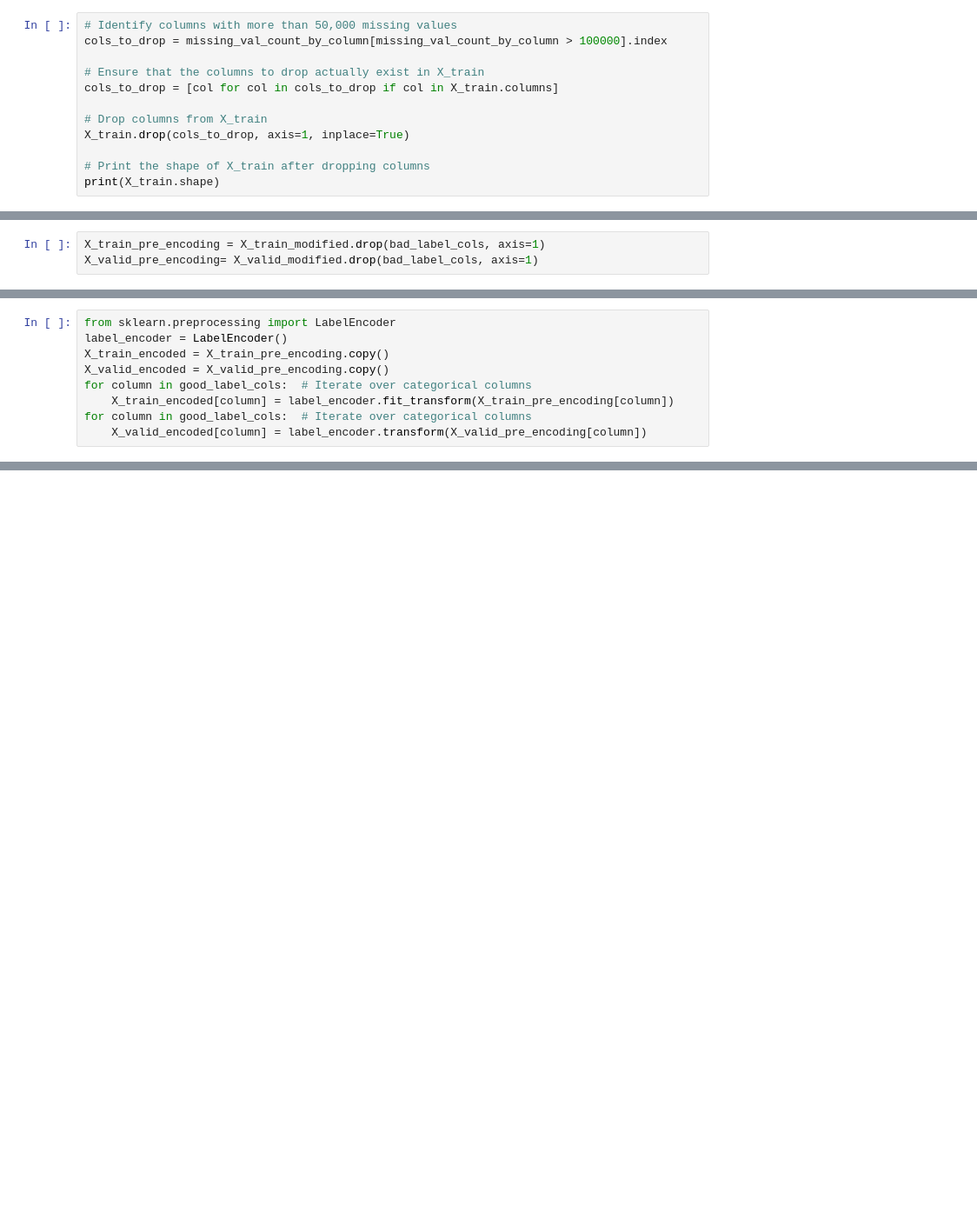
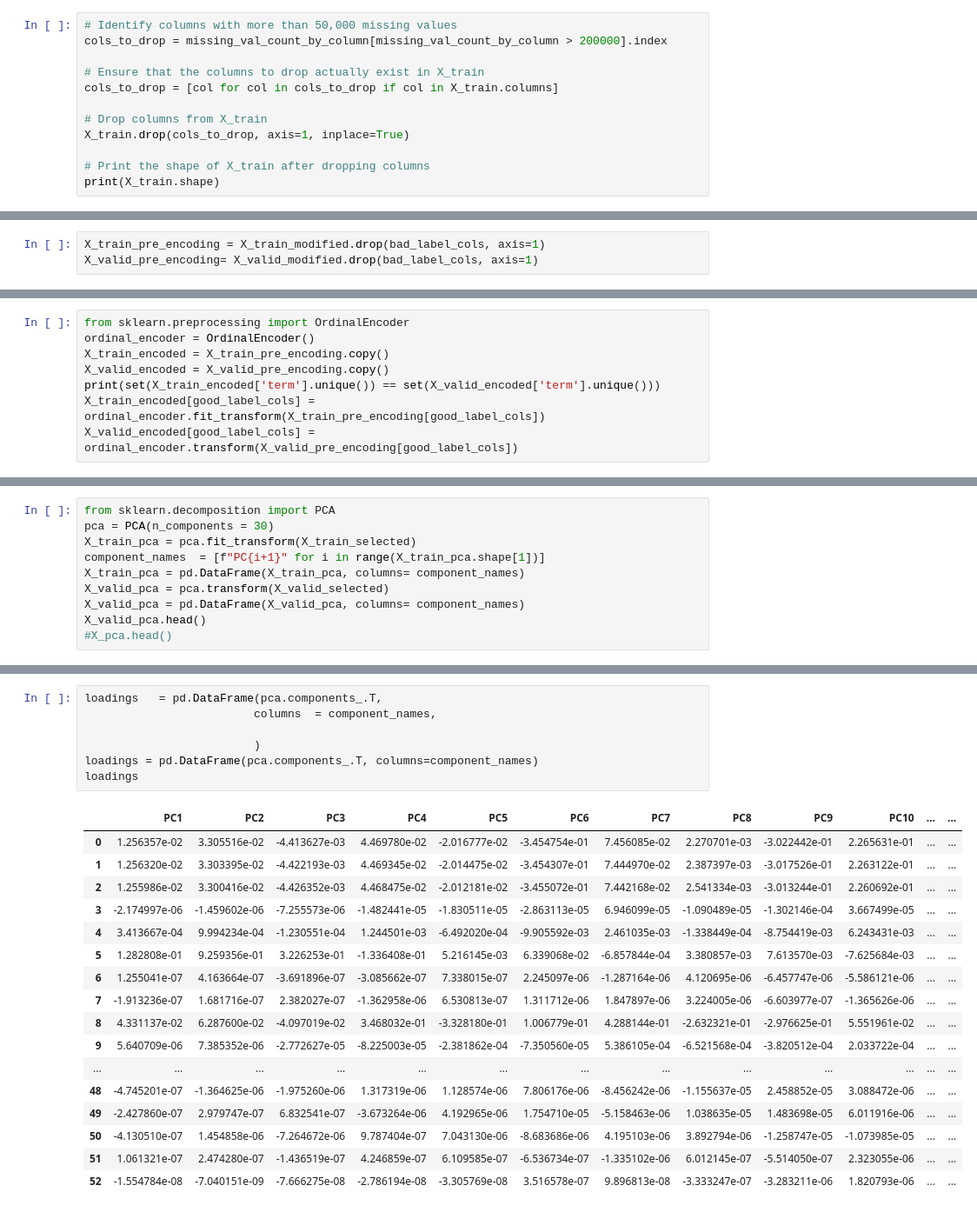
Before and after one commit to OmalyaV/Loan-Default-Prediction, a Jupyter notebook: loan-status-prediction.ipynb, the cells around one changed output, grey strips where cells are left out. Shown: that part at 87% size. Saved outputs shown, nothing was run; the diff lists cells and outputs as text; blank space fills up the shorter version.

```diff
--- a/loan-status-prediction.ipynb
+++ b/loan-status-prediction.ipynb
@@ -34,6 +55,6 @@ num_cols_with_missing
 # %%
 # Identify columns with more than 50,000 missing values
-cols_to_drop = missing_val_count_by_column[missing_val_count_by_column > 100000].index
+cols_to_drop = missing_val_count_by_column[missing_val_count_by_column > 200000].index
 
 # Ensure that the columns to drop actually exist in X_train
 cols_to_drop = [col for col in cols_to_drop if col in X_train.columns]
@@ -173,9 +267,8 @@ X_train_pre_encoding.shape
 # %%
-from sklearn.preprocessing import LabelEncoder
-label_encoder = LabelEncoder()
+from sklearn.preprocessing import OrdinalEncoder
+ordinal_encoder = OrdinalEncoder()
 X_train_encoded = X_train_pre_encoding.copy()
 X_valid_encoded = X_valid_pre_encoding.copy()
-for column in good_label_cols:  # Iterate over categorical columns
-    X_train_encoded[column] = label_encoder.fit_transform(X_train_pre_encoding[column])
-for column in good_label_cols:  # Iterate over categorical columns
-    X_valid_encoded[column] = label_encoder.transform(X_valid_pre_encoding[column])
+print(set(X_train_encoded['term'].unique()) == set(X_valid_encoded['term'].unique()))
+X_train_encoded[good_label_cols] = ordinal_encoder.fit_transform(X_train_pre_encoding[good_label_cols])
+X_valid_encoded[good_label_cols] = ordinal_encoder.transform(X_valid_pre_encoding[good_label_cols])
@@ -181,0 +347,10 @@ for column in good_label_cols:  # Iterate over categorical columns
+# %%
+from sklearn.decomposition import PCA
+pca = PCA(n_components = 30)
+X_train_pca = pca.fit_transform(X_train_selected)
+component_names  = [f"PC{i+1}" for i in range(X_train_pca.shape[1])]
+X_train_pca = pd.DataFrame(X_train_pca, columns= component_names)
+X_valid_pca = pca.transform(X_valid_selected)
+X_valid_pca = pd.DataFrame(X_valid_pca, columns= component_names)
+X_valid_pca.head()
+#X_pca.head()
@@ -181,0 +365,25 @@ for column in good_label_cols:  # Iterate over categorical columns
+# %%
+loadings   = pd.DataFrame(pca.components_.T,
+                         columns  = component_names,
+
+                         )
+loadings = pd.DataFrame(pca.components_.T, columns=component_names)
+loadings
+# %% [output]
+|  | PC1 | PC2 | PC3 | PC4 | PC5 | PC6 | PC7 | PC8 | PC9 | PC10 | ... | ... |
+| 0 | 1.256357e-02 | 3.305516e-02 | -4.413627e-03 | 4.469780e-02 | -2.016777e-02 | -3.454754e-01 | 7.456085e-02 | 2.270701e-03 | -3.022442e-01 | 2.265631e-01 | ... | ... |
+| 1 | 1.256320e-02 | 3.303395e-02 | -4.422193e-03 | 4.469345e-02 | -2.014475e-02 | -3.454307e-01 | 7.444970e-02 | 2.387397e-03 | -3.017526e-01 | 2.263122e-01 | ... | ... |
+| 2 | 1.255986e-02 | 3.300416e-02 | -4.426352e-03 | 4.468475e-02 | -2.012181e-02 | -3.455072e-01 | 7.442168e-02 | 2.541334e-03 | -3.013244e-01 | 2.260692e-01 | ... | ... |
+| 3 | -2.174997e-06 | -1.459602e-06 | -7.255573e-06 | -1.482441e-05 | -1.830511e-05 | -2.863113e-05 | 6.946099e-05 | -1.090489e-05 | -1.302146e-04 | 3.667499e-05 | ... | ... |
+| 4 | 3.413667e-04 | 9.994234e-04 | -1.230551e-04 | 1.244501e-03 | -6.492020e-04 | -9.905592e-03 | 2.461035e-03 | -1.338449e-04 | -8.754419e-03 | 6.243431e-03 | ... | ... |
+| 5 | 1.282808e-01 | 9.259356e-01 | 3.226253e-01 | -1.336408e-01 | 5.216145e-03 | 6.339068e-02 | -6.857844e-04 | 3.380857e-03 | 7.613570e-03 | -7.625684e-03 | ... | ... |
+| 6 | 1.255041e-07 | 4.163664e-07 | -3.691896e-07 | -3.085662e-07 | 7.338015e-07 | 2.245097e-06 | -1.287164e-06 | 4.120695e-06 | -6.457747e-06 | -5.586121e-06 | ... | ... |
+| 7 | -1.913236e-07 | 1.681716e-07 | 2.382027e-07 | -1.362958e-06 | 6.530813e-07 | 1.311712e-06 | 1.847897e-06 | 3.224005e-06 | -6.603977e-07 | -1.365626e-06 | ... | ... |
+| 8 | 4.331137e-02 | 6.287600e-02 | -4.097019e-02 | 3.468032e-01 | -3.328180e-01 | 1.006779e-01 | 4.288144e-01 | -2.632321e-01 | -2.976625e-01 | 5.551961e-02 | ... | ... |
+| 9 | 5.640709e-06 | 7.385352e-06 | -2.772627e-05 | -8.225003e-05 | -2.381862e-04 | -7.350560e-05 | 5.386105e-04 | -6.521568e-04 | -3.820512e-04 | 2.033722e-04 | ... | ... |
+| ... | ... | ... | ... | ... | ... | ... | ... | ... | ... | ... | ... | ... |
+| 48 | -4.745201e-07 | -1.364625e-06 | -1.975260e-06 | 1.317319e-06 | 1.128574e-06 | 7.806176e-06 | -8.456242e-06 | -1.155637e-05 | 2.458852e-05 | 3.088472e-06 | ... | ... |
+| 49 | -2.427860e-07 | 2.979747e-07 | 6.832541e-07 | -3.673264e-06 | 4.192965e-06 | 1.754710e-05 | -5.158463e-06 | 1.038635e-05 | 1.483698e-05 | 6.011916e-06 | ... | ... |
+| 50 | -4.130510e-07 | 1.454858e-06 | -7.264672e-06 | 9.787404e-07 | 7.043130e-06 | -8.683686e-06 | 4.195103e-06 | 3.892794e-06 | -1.258747e-05 | -1.073985e-05 | ... | ... |
+| 51 | 1.061321e-07 | 2.474280e-07 | -1.436519e-07 | 4.246859e-07 | 6.109585e-07 | -6.536734e-07 | -1.335102e-06 | 6.012145e-07 | -5.514050e-07 | 2.323055e-06 | ... | ... |
+| 52 | -1.554784e-08 | -7.040151e-09 | -7.666275e-08 | -2.786194e-08 | -3.305769e-08 | 3.516578e-07 | 9.896813e-08 | -3.333247e-07 | -3.283211e-06 | 1.820793e-06 | ... | ... |
```
Also changed, not shown: parts of 30 cells of this notebook.
